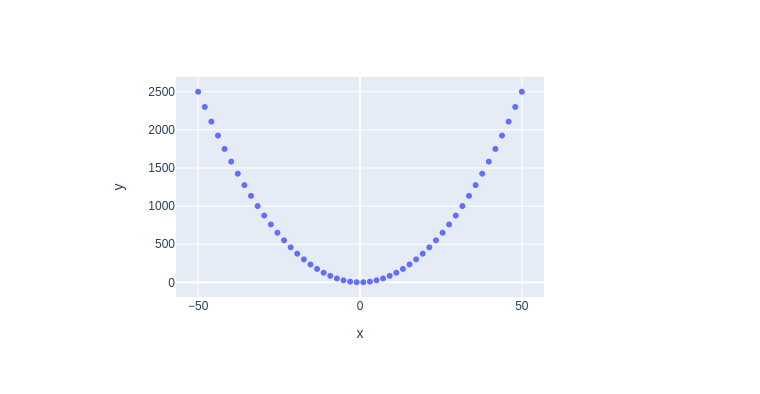
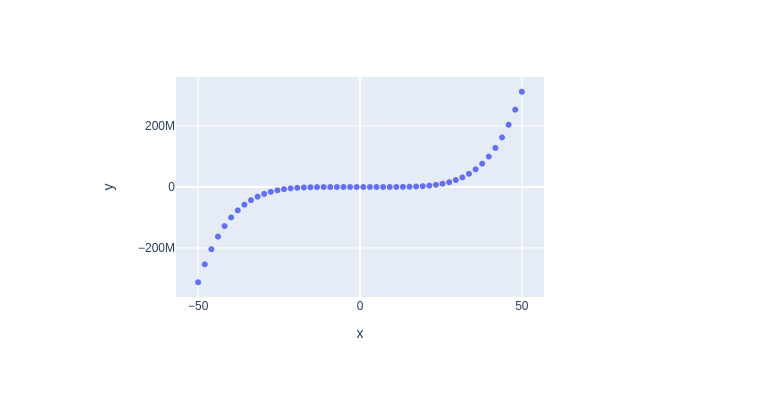
Before and after one commit to rhn-gls-rtaniguchi/my-notebooks-repo, a Jupyter notebook: experiment1.ipynb, the cells around one changed output. Saved outputs shown, nothing was run; the diff lists cells and outputs as text; code cells hidden in the pictures.

```diff
--- a/experiment1.ipynb
+++ b/experiment1.ipynb
@@ -4,7 +4,7 @@ import plotly.express as px
 
 x = np.linspace(start=-50,stop=50)
 
-y= x**2
+y= x**5
 fig = px.scatter(x=x,y=y)
 
 fig.show()
@@ -13 +12 @@ fig.show()
-[figure, old version]
+[figure, new version]
```
Also changed, not shown: parts of 1 cell of this notebook.
